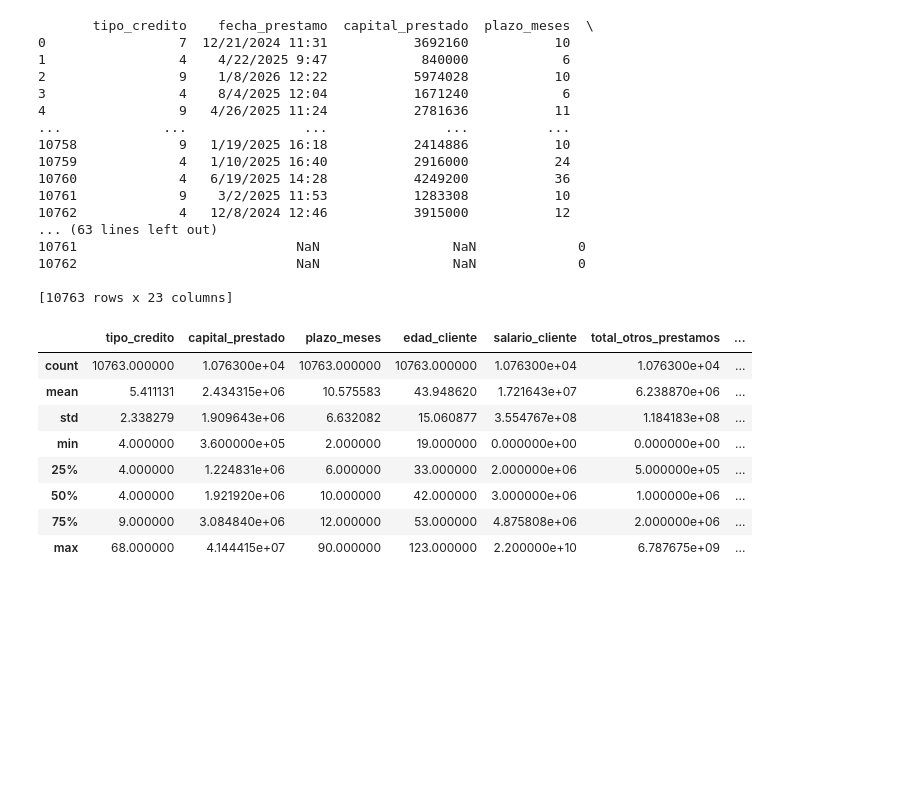
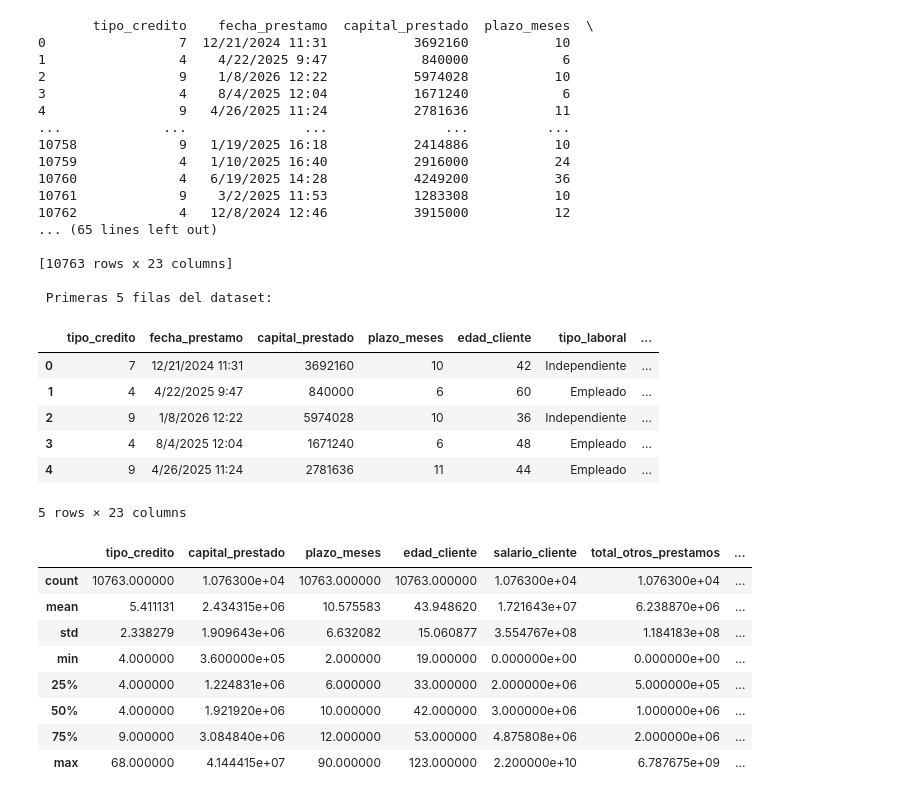
Before and after one commit to lizmcc2/ProyectoIntegradorM5, a Jupyter notebook: src/comprension_eda.ipynb, the cells around one changed output. Drawn from its saved outputs; the diff is of its cells as text; code cells hidden in the pictures; blank space fills up the shorter version.

```diff
--- a/src/comprension_eda.ipynb
+++ b/src/comprension_eda.ipynb
@@ -1,34 +17,45 @@
 # %%
+# Importando librerias necesarias
 import sys
 import os
 import seaborn as sns
 import pandas as pd
 import numpy as np
 import matplotlib.pyplot as plt
 
 sys.path.append(os.path.abspath("src"))
 
 from cargar_datos import cargar_datos
 
 df= cargar_datos()
+
+print("\n Primeras 5 filas del dataset:")
+df.head(5)
 # %% [output]
        tipo_credito    fecha_prestamo  capital_prestado  plazo_meses  \
 0                 7  12/21/2024 11:31           3692160           10
 1                 4    4/22/2025 9:47            840000            6
 2                 9    1/8/2026 12:22           5974028           10
 3                 4    8/4/2025 12:04           1671240            6
 4                 9   4/26/2025 11:24           2781636           11
 ...             ...               ...               ...          ...
 10758             9   1/19/2025 16:18           2414886           10
 10759             4   1/10/2025 16:40           2916000           24
 10760             4   6/19/2025 14:28           4249200           36
 10761             9    3/2/2025 11:53           1283308           10
 10762             4   12/8/2024 12:46           3915000           12
-... (63 lines left out)
-10761                            NaN                 NaN             0
-10762                            NaN                 NaN             0
+... (65 lines left out)
 
 [10763 rows x 23 columns]
+
+ Primeras 5 filas del dataset:
+|  | tipo_credito | fecha_prestamo | capital_prestado | plazo_meses | edad_cliente | tipo_laboral | ... |
+| 0 | 7 | 12/21/2024 11:31 | 3692160 | 10 | 42 | Independiente | ... |
+| 1 | 4 | 4/22/2025 9:47 | 840000 | 6 | 60 | Empleado | ... |
+| 2 | 9 | 1/8/2026 12:22 | 5974028 | 10 | 36 | Independiente | ... |
+| 3 | 4 | 8/4/2025 12:04 | 1671240 | 6 | 48 | Empleado | ... |
+| 4 | 9 | 4/26/2025 11:24 | 2781636 | 11 | 44 | Empleado | ... |
+5 rows × 23 columns
 # %%
 # Estadísticas descriptivas para variables numéricas
 df.describe()
```
Also changed, not shown: parts of 4 cells of this notebook.
